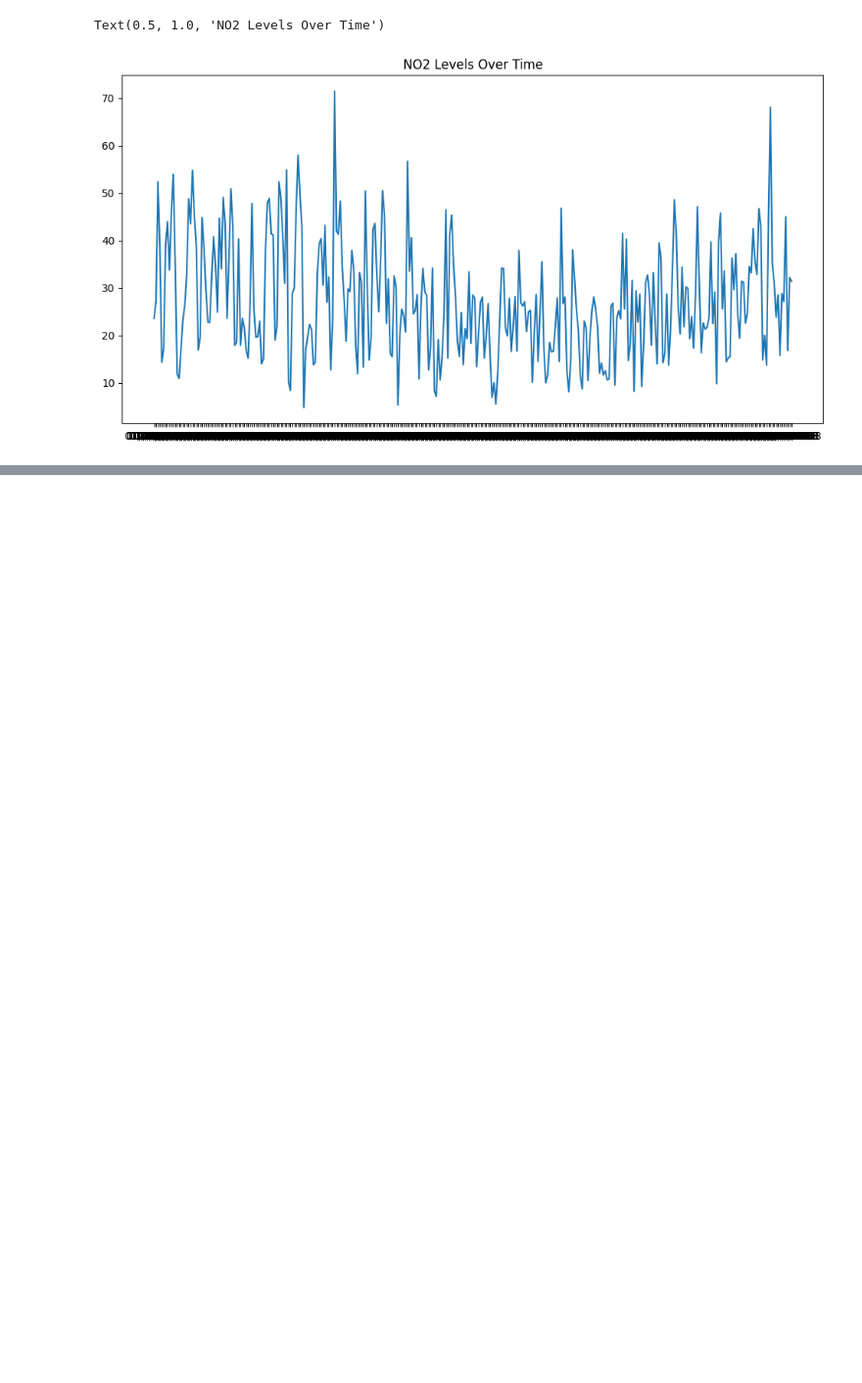
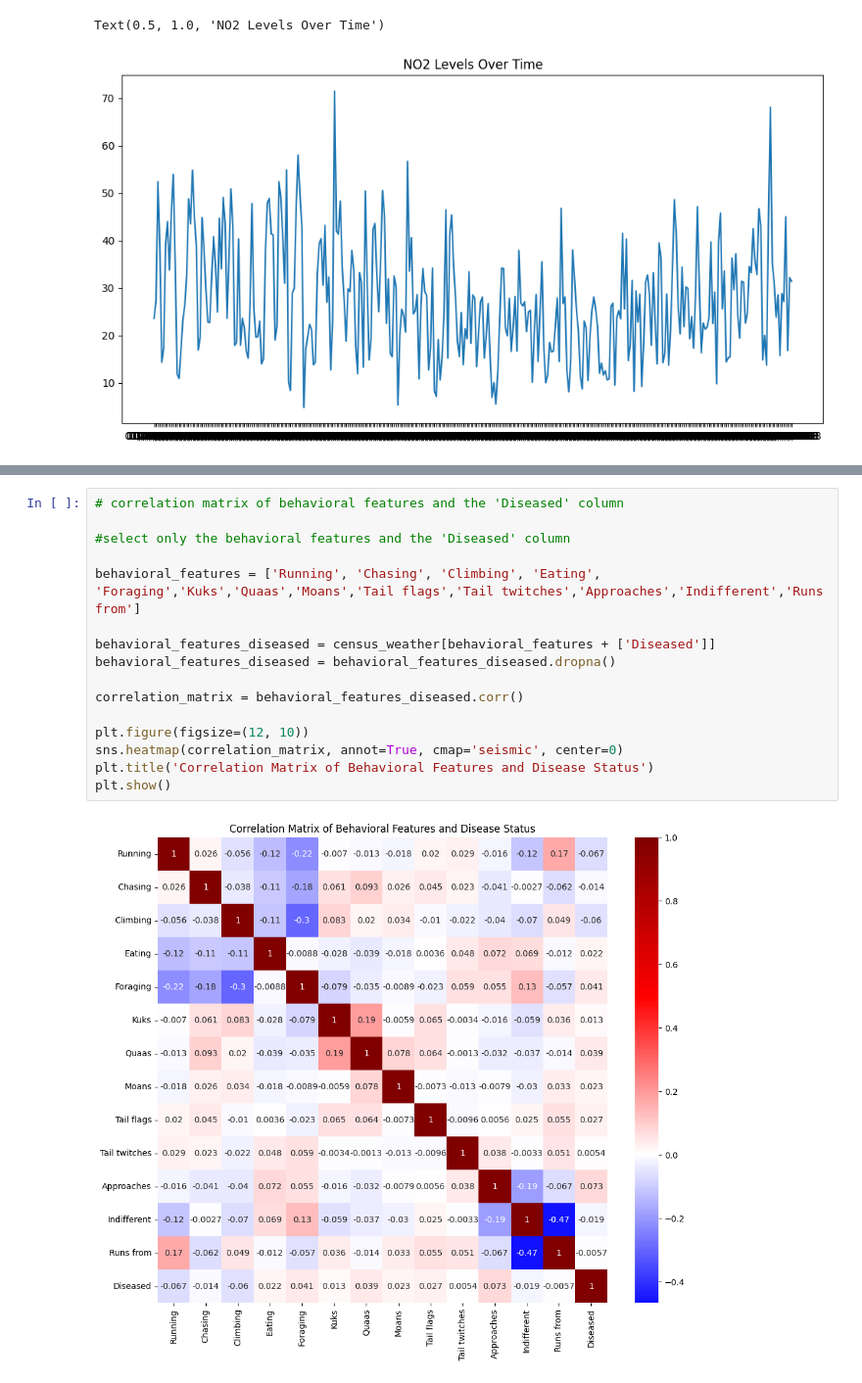
Before and after one commit to OnToNothing/ML_project_2, a Jupyter notebook: tester.ipynb, the cells around one changed output, grey strips where cells are left out. Shown at 98% size. Drawn from its saved outputs; the diff is of its cells as text; blank space fills up the shorter version.

```diff
--- a/tester.ipynb
+++ b/tester.ipynb
@@ -243,0 +537,18 @@ Text(0.5, 1.0, 'NO2 Levels Over Time')
+# %%
+# correlation matrix of behavioral features and the 'Diseased' column
+
+#select only the behavioral features and the 'Diseased' column
+
+behavioral_features = ['Running', 'Chasing', 'Climbing', 'Eating', 'Foraging','Kuks','Quaas','Moans','Tail flags','Tail twitches','Approaches','Indifferent','Runs from']
+
+behavioral_features_diseased = census_weather[behavioral_features + ['Diseased']]
+behavioral_features_diseased = behavioral_features_diseased.dropna()
+
+correlation_matrix = behavioral_features_diseased.corr()
+
+plt.figure(figsize=(12, 10))
+sns.heatmap(correlation_matrix, annot=True, cmap='seismic', center=0)
+plt.title('Correlation Matrix of Behavioral Features and Disease Status')
+plt.show()
+# %% [output]
+[figure, added]
```
Also changed, not shown: parts of 13 cells of this notebook.
